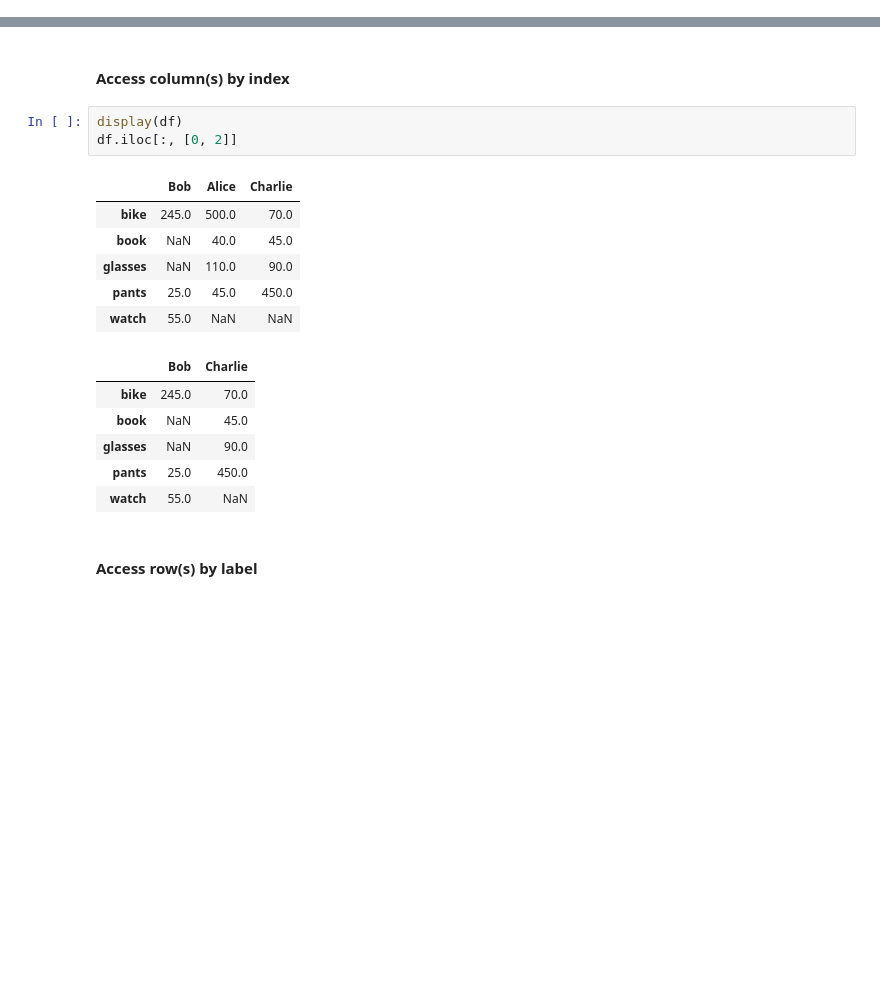
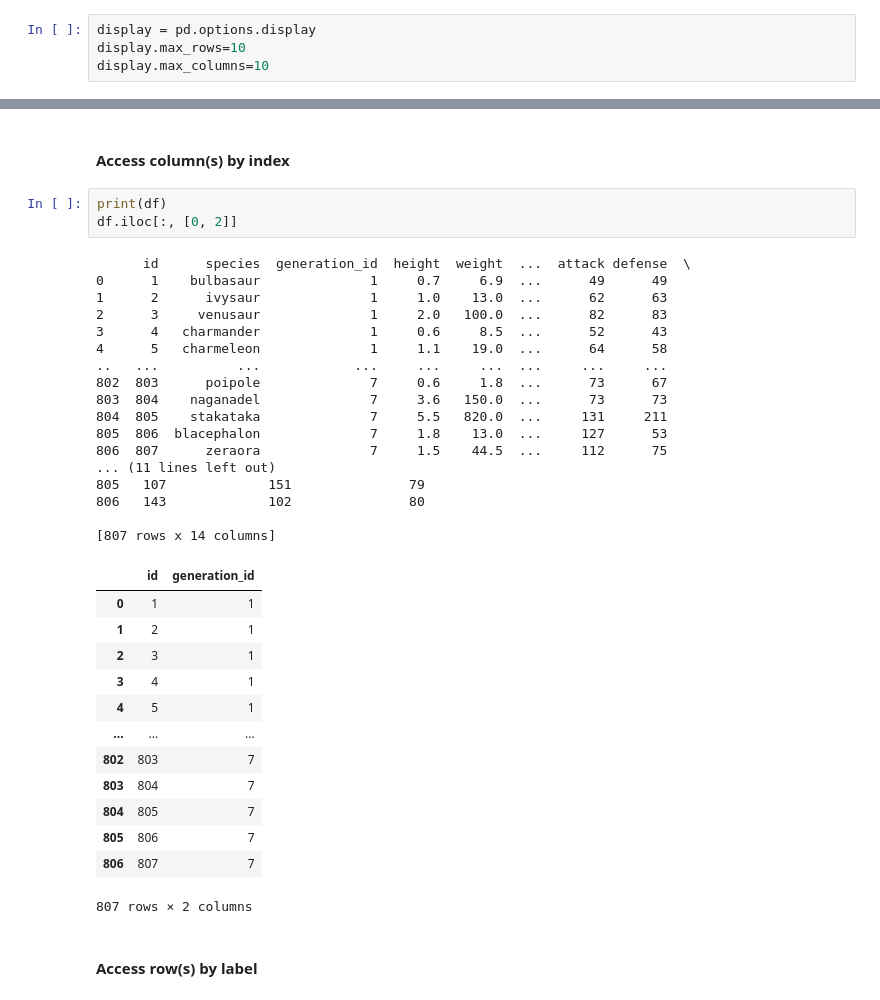
Before and after one commit to anuragkapur/anuragkapur.github.io, a Jupyter notebook: blog/cheat-sheets/jupyter/Python Cheat Sheet.ipynb, the cells around one changed output, grey strips where cells are left out. Cells and saved outputs as stored; diff of their text form; blank space fills up the shorter version.

```diff
--- a/blog/cheat-sheets/jupyter/Python Cheat Sheet.ipynb
+++ b/blog/cheat-sheets/jupyter/Python Cheat Sheet.ipynb
@@ -429,3 +431,7 @@ import pandas as pd
+# %%
+display = pd.options.display
+display.max_rows=10
+display.max_columns=10
 # %% [markdown]
 ## Pandas Series
 # %% [markdown]
@@ -677,21 +683,39 @@ df.loc[:, ['Bob', 'Alice']]
 # %% [markdown]
 #### Access column(s) by index
 # %%
-display(df)
+print(df)
 df.iloc[:, [0, 2]]
 # %% [output]
+      id      species  generation_id  height  weight  ...  attack defense  \
+0      1    bulbasaur              1     0.7     6.9  ...      49      49
+1      2      ivysaur              1     1.0    13.0  ...      62      63
+2      3     venusaur              1     2.0   100.0  ...      82      83
+3      4   charmander              1     0.6     8.5  ...      52      43
+4      5   charmeleon              1     1.1    19.0  ...      64      58
+..   ...          ...            ...     ...     ...  ...     ...     ...
+802  803      poipole              7     0.6     1.8  ...      73      67
+803  804    naganadel              7     3.6   150.0  ...      73      73
+804  805    stakataka              7     5.5   820.0  ...     131     211
+805  806  blacephalon              7     1.8    13.0  ...     127      53
+806  807      zeraora              7     1.5    44.5  ...     112      75
+... (11 lines left out)
+805   107             151               79
+806   143             102               80
+
+[807 rows x 14 columns]
-|  | Bob | Alice | Charlie |
-| bike | 245.0 | 500.0 | 70.0 |
-| book | NaN | 40.0 | 45.0 |
-| glasses | NaN | 110.0 | 90.0 |
-| pants | 25.0 | 45.0 | 450.0 |
-| watch | 55.0 | NaN | NaN |
+|  | id | generation_id |
+| 0 | 1 | 1 |
+| 1 | 2 | 1 |
+| 2 | 3 | 1 |
+| 3 | 4 | 1 |
+| 4 | 5 | 1 |
+| ... | ... | ... |
+| 802 | 803 | 7 |
+| 803 | 804 | 7 |
+| 804 | 805 | 7 |
+| 805 | 806 | 7 |
+| 806 | 807 | 7 |
-|  | Bob | Charlie |
-| bike | 245.0 | 70.0 |
-| book | NaN | 45.0 |
-| glasses | NaN | 90.0 |
-| pants | 25.0 | 450.0 |
-| watch | 55.0 | NaN |
+807 rows × 2 columns
 # %% [markdown]
 #### Access row(s) by label
 # %%
```
Also changed, not shown: parts of 43 cells of this notebook.
